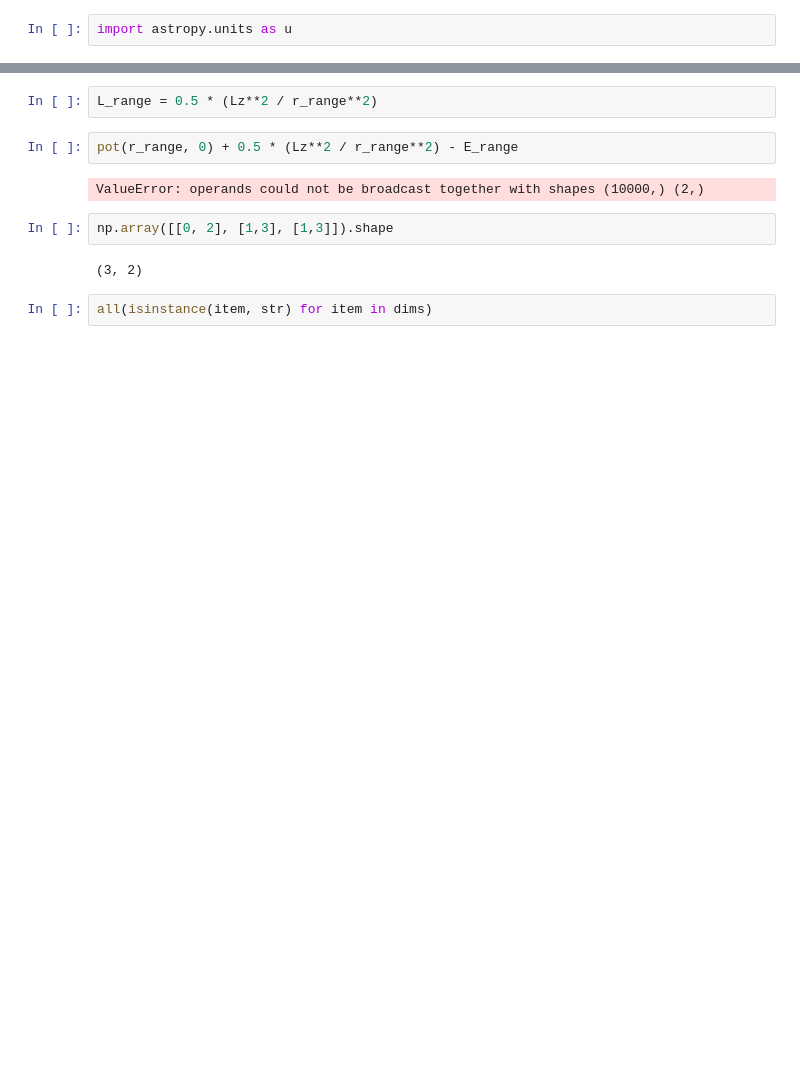
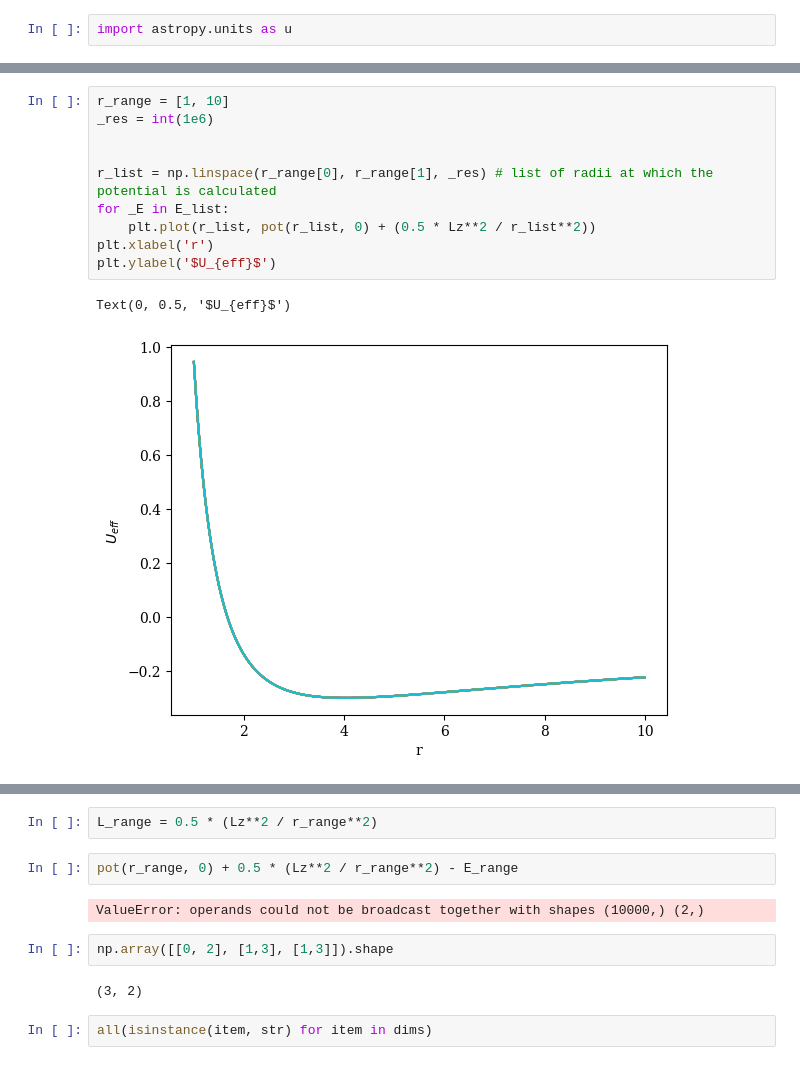
Before and after one commit to sgpfaff/suiteOrbits, a Jupyter notebook: suiteorbits/suite/testing.ipynb, the cells around one changed output, grey strips where cells are left out. Saved outputs shown, nothing was run; the diff lists cells and outputs as text; blank space fills up the shorter version.

```diff
--- a/suiteorbits/suite/testing.ipynb
+++ b/suiteorbits/suite/testing.ipynb
@@ -78,0 +128,13 @@ def varyE_fixLz(E_range, Lz, potential, _res=int(1e4), **kwargs):
+# %%
+r_range = [1, 10]
+_res = int(1e6)
+
+
+r_list = np.linspace(r_range[0], r_range[1], _res) # list of radii at which the potential is calculated
+for _E in E_list:
+    plt.plot(r_list, pot(r_list, 0) + (0.5 * Lz**2 / r_list**2))
+plt.xlabel('r')
+plt.ylabel('$U_{eff}$')
+# %% [output]
+Text(0, 0.5, '$U_{eff}$')
+[figure, added]
```
Also changed, not shown: parts of 57 cells of this notebook, 2 other files.
